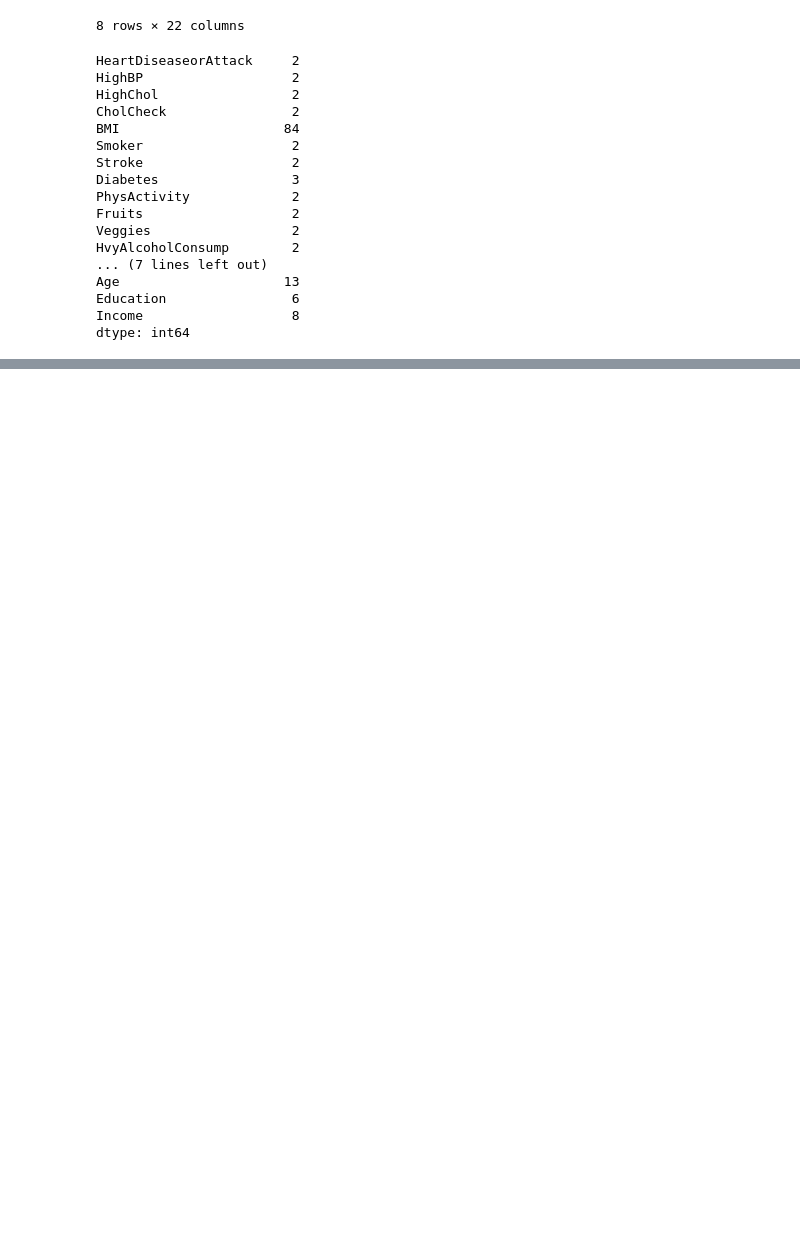
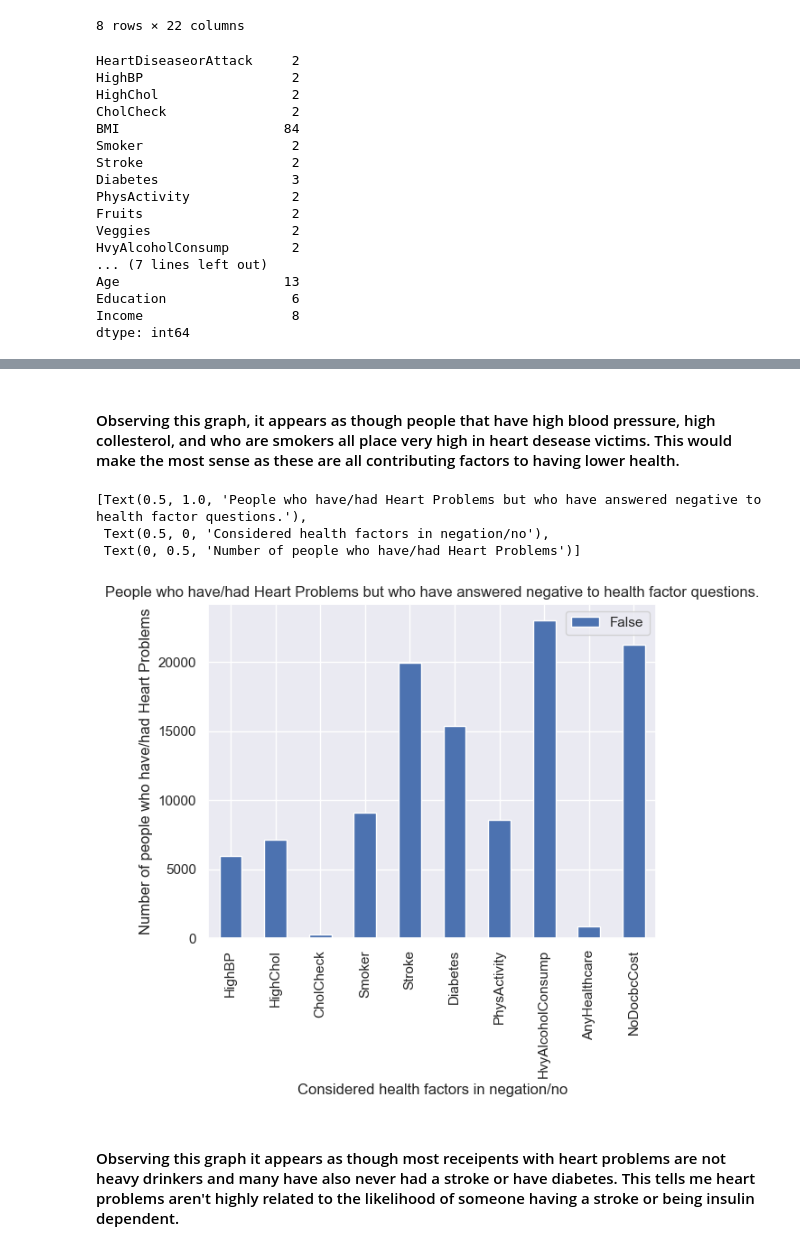
Before and after one commit to ubco-W2022T1-cosc301/project-group50, a Jupyter notebook: notebooks/analysis1.ipynb, the cells around one changed output, grey strips where cells are left out. Drawn from its saved outputs; the diff is of its cells as text; code cells hidden in the pictures; blank space fills up the shorter version.

```diff
--- a/notebooks/analysis1.ipynb
+++ b/notebooks/analysis1.ipynb
@@ -133,0 +241,22 @@ df1 = p1.processData('../heart_disease.csv')
+# %% [markdown]
+#### Observing this graph, it appears as though people that have high blood pressure, high collesterol, and who are smokers all place very high in heart desease victims. This would make the most sense as these are all contributing factors to having lower health.
+# %%
+plotFalsedata = pd.DataFrame(
+{"False": [newdf['HighBP'].iloc[1], newdf['HighChol'].iloc[1], newdf['CholCheck'].iloc[1],
+                                 newdf['Smoker'].iloc[1], newdf['Stroke'].iloc[1], newdf['Diabetes'].iloc[1],
+                                 newdf['PhysActivity'].iloc[1], newdf['HvyAlcoholConsump'].iloc[1], newdf['AnyHealthcare'].iloc[1],
+                                 newdf['NoDocbcCost'].iloc[1]]},
+                                        index= ["HighBP", "HighChol", "CholCheck", "Smoker", "Stroke", "Diabetes", "PhysActivity",
+                                                "HvyAlcoholConsump", "AnyHealthcare", "NoDocbcCost"]
+)
+
+plotFalsedata.plot(kind="bar").set(title = "People who have/had Heart Problems but who have answered negative to health factor questions.",
+                                   xlabel= "Considered health factors in negation/no",
+                                   ylabel= "Number of people who have/had Heart Problems")
+# %% [output]
+[Text(0.5, 1.0, 'People who have/had Heart Problems but who have answered negative to health factor questions.'),
+ Text(0.5, 0, 'Considered health factors in negation/no'),
+ Text(0, 0.5, 'Number of people who have/had Heart Problems')]
+[figure, added]
+# %% [markdown]
+#### Observing this graph it appears as though most receipents with heart problems are not heavy drinkers and many have also never had a stroke or have diabetes. This tells me heart problems aren't highly related to the likelihood of someone having a stroke or being insulin dependent.
```
Also changed, not shown: parts of 17 cells of this notebook, 2 other files.
